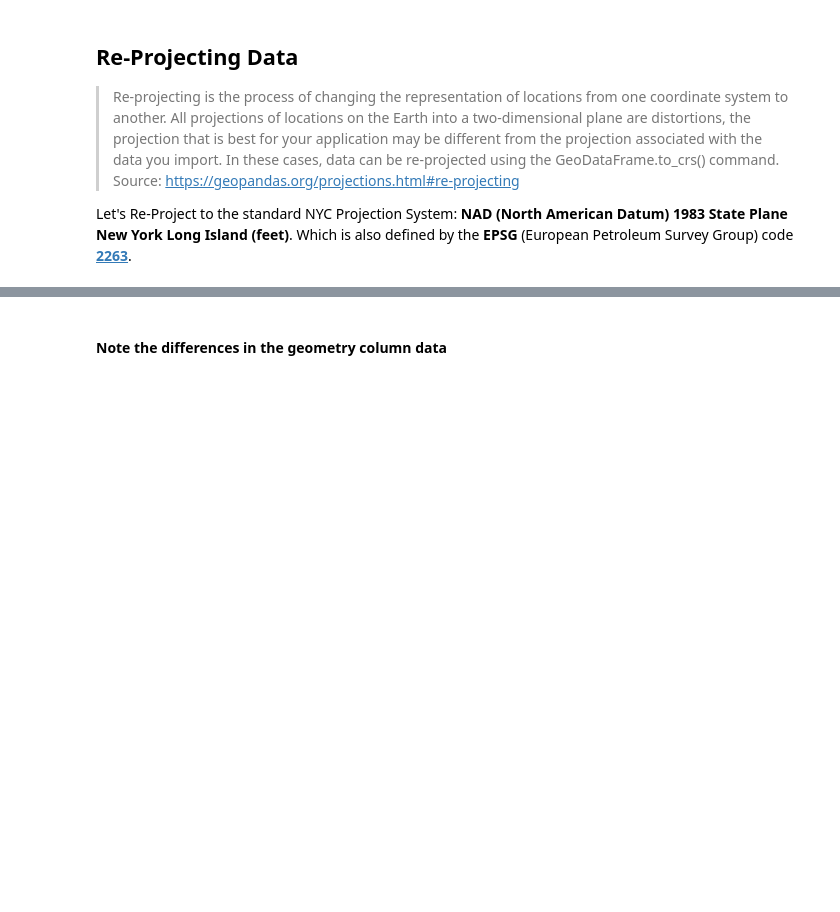
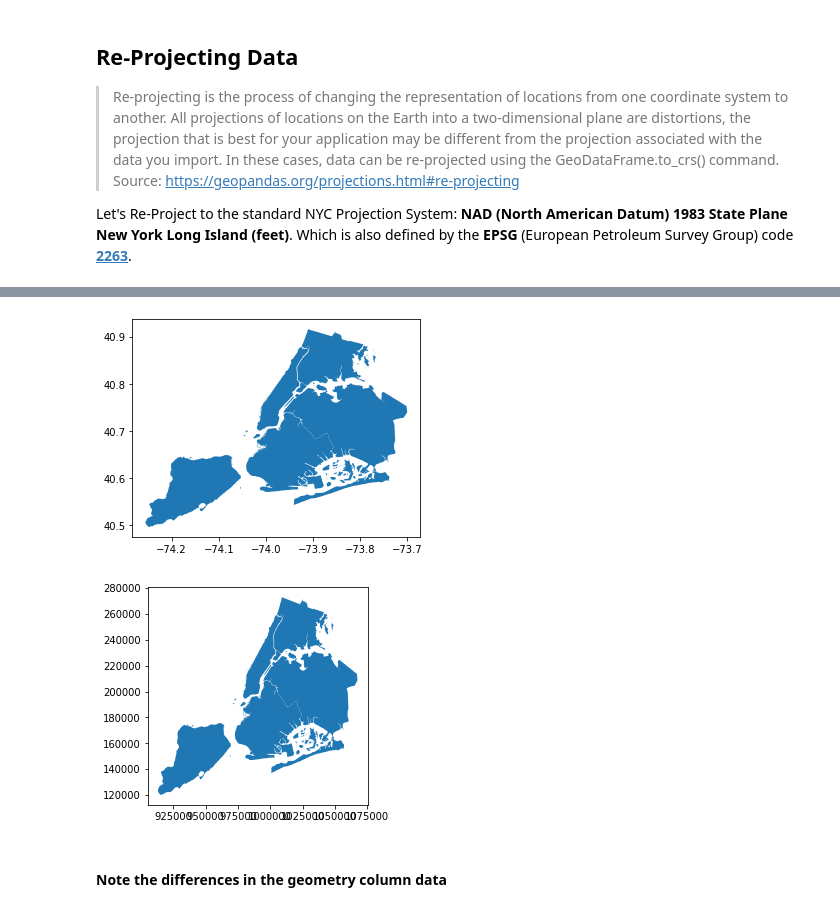
Before and after one commit to pratt-savi-810/pratt-savi-810-2020-03-lesson_05, a Jupyter notebook: lesson_05.ipynb, the cells around one changed output, grey strips where cells are left out. Saved outputs shown, nothing was run; the diff lists cells and outputs as text; code cells hidden in the pictures; blank space fills up the shorter version.

```diff
--- a/lesson_05.ipynb
+++ b/lesson_05.ipynb
@@ -229,2 +435,9 @@ Let's Re-Project to the standard NYC Projection System: **NAD (North American Da
+# %%
+gdf.plot()  # wgs84, x, y are long, lat.
+
+gdf.to_crs(epsg=2263).plot();  # NAD 83 State plane Long island (feet)
+# %% [output]
+[figure, added]
+[figure, added]
 # %% [markdown]
 #### Note the differences in the **geometry** column data
```
Also changed, not shown: parts of 71 cells of this notebook, 1 other file.
